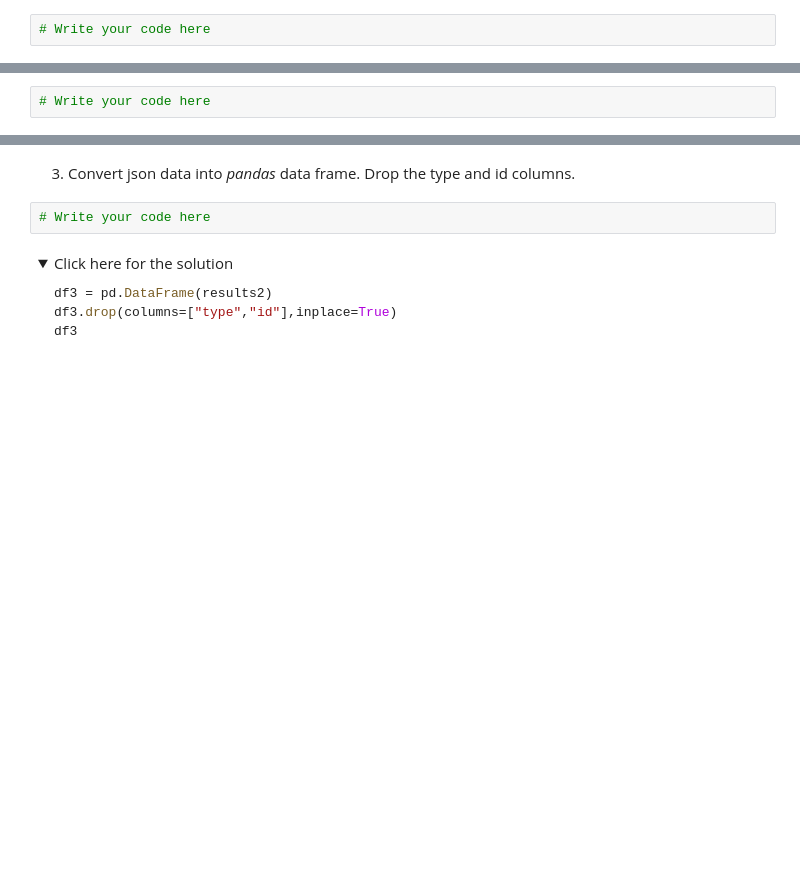
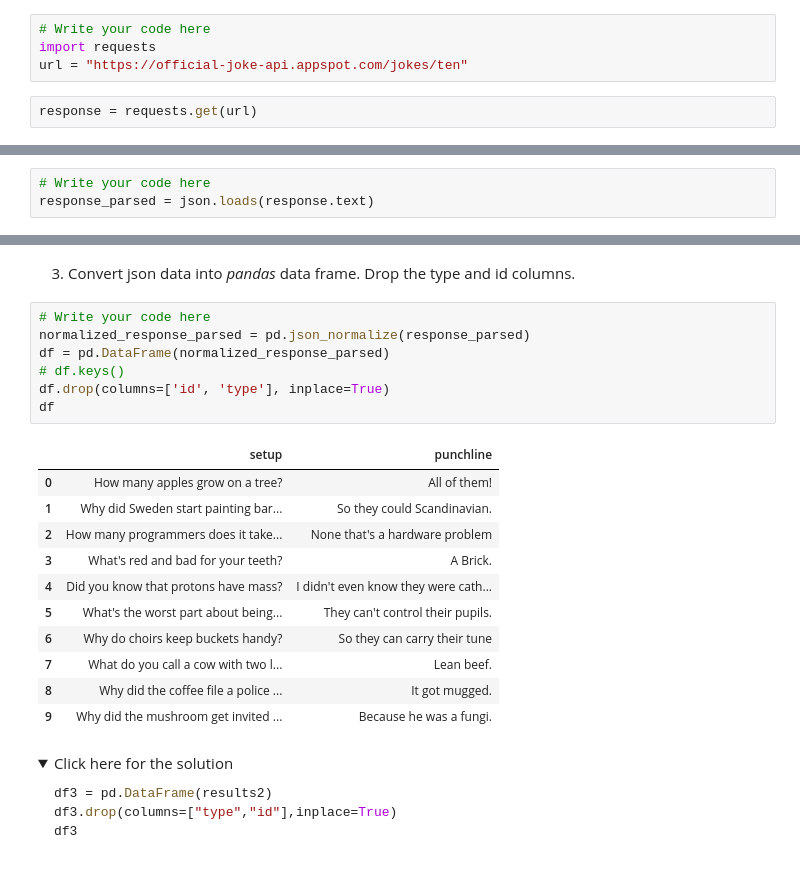
Before and after one commit to tranttha/IBM-DS-Course, a Jupyter notebook: Course 4 Python for DS, AI and developement/Module 5 APIs /5.2_API_2.v2.ipynb, the cells around one changed output, grey strips where cells are left out. Saved outputs shown, nothing was run; the diff lists cells and outputs as text; folded sections open; blank space fills up the shorter version.

```diff
--- a/Course 4 Python for DS, AI and developement/Module 5 APIs /5.2_API_2.v2.ipynb
+++ b/Course 4 Python for DS, AI and developement/Module 5 APIs /5.2_API_2.v2.ipynb
@@ -191,6 +261,10 @@ https://official-joke-api.appspot.com/jokes/ten
 1. Using `requests.get("url")` function, load the data from the URL.
 # %%
 # Write your code here
+import requests
+url = "https://official-joke-api.appspot.com/jokes/ten"
+# %%
+response = requests.get(url)
 # %% [markdown]
 <details><summary>Click here for the solution</summary>
 
@@ -203,6 +277,7 @@ data2 = requests.get("https://official-joke-api.appspot.com/jokes/ten")
 2. Retrieve results using `json.loads()` function.
 # %%
 # Write your code here
+response_parsed = json.loads(response.text)
 # %% [markdown]
 <details><summary>Click here for the solution</summary>
 
@@ -213,8 +288,25 @@ results2 = json.loads(data2.text)
 </details>
 # %% [markdown]
 3. Convert json data into *pandas* data frame. Drop the type and id columns.
-# %%
-# Write your code here
+# %%
+# Write your code here
+normalized_response_parsed = pd.json_normalize(response_parsed)
+df = pd.DataFrame(normalized_response_parsed)
+# df.keys()
+df.drop(columns=['id', 'type'], inplace=True)
+df
+# %% [output]
+|  | setup | punchline |
+| 0 | How many apples grow on a tree? | All of them! |
+| 1 | Why did Sweden start painting bar... | So they could Scandinavian. |
+| 2 | How many programmers does it take... | None that's a hardware problem |
+| 3 | What's red and bad for your teeth? | A Brick. |
+| 4 | Did you know that protons have mass? | I didn't even know they were cath... |
+| 5 | What's the worst part about being... | They can't control their pupils. |
+| 6 | Why do choirs keep buckets handy? | So they can carry their tune |
+| 7 | What do you call a cow with two l... | Lean beef. |
+| 8 | Why did the coffee file a police ... | It got mugged. |
+| 9 | Why did the mushroom get invited ... | Because he was a fungi. |
 # %% [markdown]
 <details><summary>Click here for the solution</summary>
 
```
Also changed, not shown: parts of 9 cells of this notebook.
